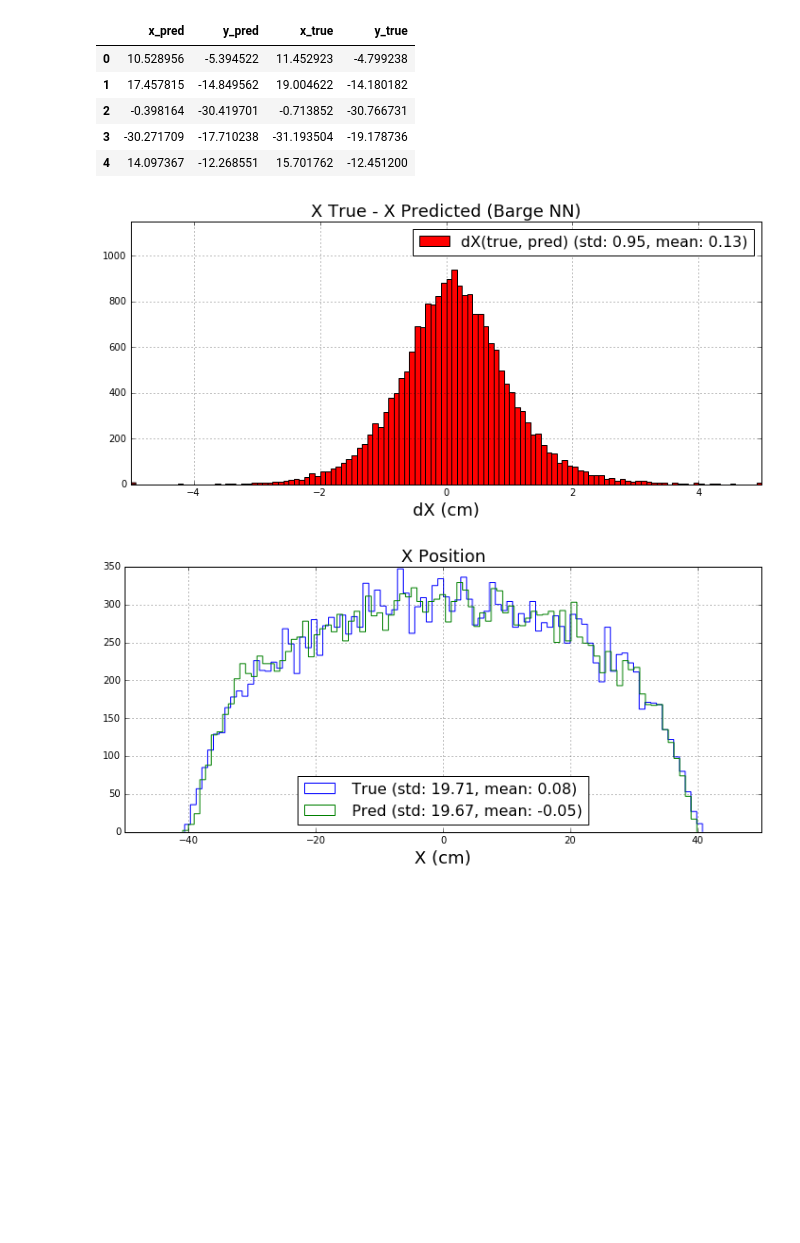
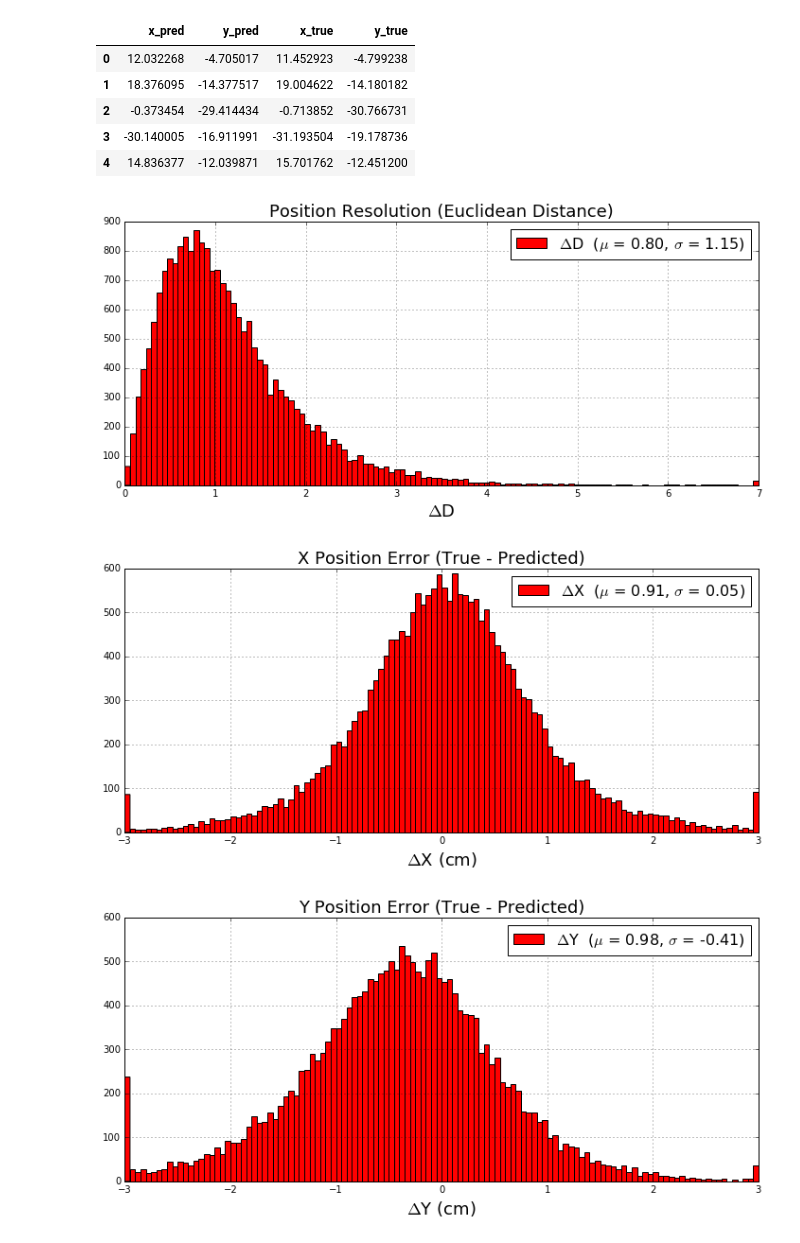
Before and after one commit to dbarg/pax_reconstruction, a Jupyter notebook: xy_s2waveforms/xy_resolution.ipynb, the cells around one changed output. Saved outputs shown, nothing was run; the diff lists cells and outputs as text; code cells hidden in the pictures; blank space fills up the shorter version.

```diff
--- a/xy_s2waveforms/xy_resolution.ipynb
+++ b/xy_s2waveforms/xy_resolution.ipynb
@@ -27,7 +30,8 @@ nEventsTrain, resample_factor = 25000, 229
 file_pred = "./predictions/"
 
 #file_pred += 'model_model_xy_s2waveforms_dnn_elu_acc9902_epochs10_layers-1270-1270-127-2'
-file_pred += 'dnn_xy_s2waveforms_elu_acc9915_epochs10_layers-1270-1270-127-2'
+#file_pred += 'dnn_xy_s2waveforms_elu_acc9915_epochs10_layers-1270-1270-127-2'
+file_pred += 'dnn_xy_s2waveforms_elu_acc9908_epochs10_layers-2540-2540-2'
 
 file_pred += '.pkl'
 
@@ -36,23 +40,10 @@ df_xy    = pd.read_pickle(file_pred)
 
 display(df_xy[0:5][:])
 print()
-
-
-####################################################################################################
-####################################################################################################
-
-arr_r_true       = df_xy[:]['x_true'].as_matrix()
-arr_r_pred       = df_xy[:]['x_pred'].as_matrix()
-#arr_r_tpf        = df_xy[:]['intr_x'].as_matrix()
-#arr_r_nn         = df_xy[:]['intr_x_nn'].as_matrix()
-
-arr_dr_true_pred = arr_r_true - arr_r_pred
-#arr_dr_true_nn   = arr_r_true - arr_r_nn
-#arr_dr_true_tpf  = arr_r_true - arr_r_tpf
 # %% [output]
 |  | x_pred | y_pred | x_true | y_true |
-| 0 | 10.528956 | -5.394522 | 11.452923 | -4.799238 |
-| 1 | 17.457815 | -14.849562 | 19.004622 | -14.180182 |
-| 2 | -0.398164 | -30.419701 | -0.713852 | -30.766731 |
-| 3 | -30.271709 | -17.710238 | -31.193504 | -19.178736 |
-| 4 | 14.097367 | -12.268551 | 15.701762 | -12.451200 |
+| 0 | 12.032268 | -4.705017 | 11.452923 | -4.799238 |
+| 1 | 18.376095 | -14.377517 | 19.004622 | -14.180182 |
+| 2 | -0.373454 | -29.414434 | -0.713852 | -30.766731 |
+| 3 | -30.140005 | -16.911991 | -31.193504 | -19.178736 |
+| 4 | 14.836377 | -12.039871 | 15.701762 | -12.451200 |
@@ -111,38 +135,38 @@ arr_dr_true_pred = np.clip(arr_dr_true_pred, -dr_max, dr_max)
 # %%
 
 w, h = 12, 5
 
 ####################################################################################################
 # Resolution - Prediction
 ####################################################################################################
 
+# Euclidean
 f = plt.figure(figsize=(w, h))
 plt.hist(arr_dr_true_pred, bins=dr_nbins, histtype='bar', color='r', label=dr_label_true_pred)
-plt.xlim([-dr_max, dr_max])
-plt.ylim([0, 1.15*plt.gca().get_ylim()[1]])
-plt.title('X True - X Predicted (Barge NN)', fontsize=18)
-plt.xlabel('dX (cm)', fontsize=18)
+#plt.ylim([0, 1.15*plt.gca().get_ylim()[1]])
+plt.title('Position Resolution (Euclidean Distance)', fontsize=18)
+plt.xlabel('$\Delta$D', fontsize=18)
 plt.legend(fontsize=16)
 plt.grid(True)
 
-#plt.savefig('plots/x_resolution_barge.png')
-
-
-
-
-####################################################################################################
-# Position
-####################################################################################################
-
+# X
 f = plt.figure(figsize=(w, h))
-plt.hist(arr_r_true, bins=r_nbins, fill=False, histtype='step', label=label_true)
-plt.hist(arr_r_pred, bins=r_nbins, fill=False, histtype='step', label=label_pred)
-plt.xlabel('X (cm)', fontsize=18)
-plt.title('X Position', fontsize=18)
-plt.legend(loc='lower center', fontsize=16)
+plt.hist(arr_dx_true_pred, bins=dr_nbins, histtype='bar', color='r', label=dx_label_true_pred)
+#plt.ylim([0, 1.15*plt.gca().get_ylim()[1]])
+plt.title('X Position Error (True - Predicted)', fontsize=18)
+plt.xlabel('$\Delta$X (cm)', fontsize=18)
+plt.legend(fontsize=16)
 plt.grid(True)
 
-#plt.savefig('plots/xy_position.png')
+# Y
+f = plt.figure(figsize=(w, h))
+plt.hist(arr_dy_true_pred, bins=dr_nbins, histtype='bar', color='r', label=dy_label_true_pred)
+#plt.ylim([0, 1.15*plt.gca().get_ylim()[1]])
+plt.title('Y Position Error (True - Predicted)', fontsize=18)
+plt.xlabel('$\Delta$Y (cm)', fontsize=18)
+plt.legend(fontsize=16)
+plt.grid(True)
 # %% [output]
-[figure, old version]
+[figure, new version]
-[figure, old version]
+[figure, new version]
+[figure, added]
```
Also changed, not shown: parts of 4 cells of this notebook, 6 other files.
